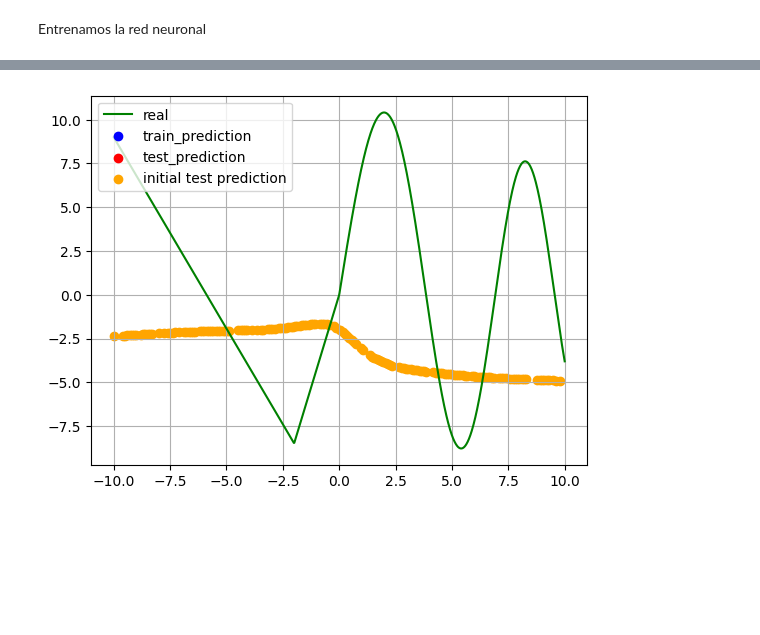
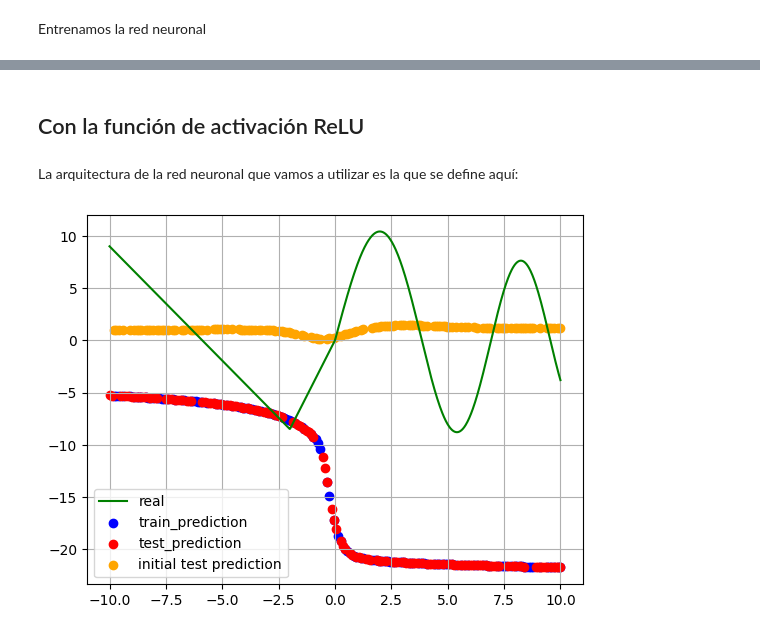
Before and after one commit to Apriea04/ComputacionNeuronalEvolutiva, a Jupyter notebook: Computación Evolutiva/Práctica 1/Parte 1.ipynb, the cells around one changed output, grey strips where cells are left out. Cells and saved outputs as stored; diff of their text form; code cells hidden in the pictures; blank space fills up the shorter version.

```diff
--- a/Computación Evolutiva/Práctica 1/Parte 1.ipynb
+++ b/Computación Evolutiva/Práctica 1/Parte 1.ipynb
@@ -60,6 +60,6 @@ def derivada_tanh(x):
     return -(np.tanh(x) ** 2) + 1
 
 def derivada_relu(x):
-    return np.where(x == 0, 0, 1)
+    return np.where(x < 0, 0, 1)
 # %% [output]
 [figure]
@@ -69,11 +73,11 @@ La arquitectura de la red neuronal que vamos a utilizar es la que se define aqu
 # Definición de la arquitectura de la red neuronal:
 # Estos son los mejores resultados que hemos obtenido para la funcion sigmoidal
 tam_salida = 1
-train_percent = 0.8
+train_percent = 0.7
 cantidad_puntos = 200
 neuronas_ocultas = 50
-cte_aprendizaje = 0.001
-iteraciones = 800000
+cte_aprendizaje = 0.0001
+iteraciones = 700000
 # %% [markdown]
 Creamos el conjunto de datos que luego usaremos para el entrenamiento
 # %%
@@ -205,23 +209,35 @@ plt.show()
+# %% [markdown]
+## Con la función de activación ReLU
+# %% [markdown]
+La arquitectura de la red neuronal que vamos a utilizar es la que se define aquí:
+# %%
+# Definición de la arquitectura de la red neuronal:
+# Estos son los mejores resultados que hemos obtenido para la funcion relu
+tam_salida = 1
+neuronas_ocultas = 20
+cte_aprendizaje = 1e-3
+iteraciones = 60000
 # %%
 #Probamos con la relu
 
-mlp = MLP(100, cte_aprendizaje, tam_salida, relu, derivada_relu)
-ev_pesos, aprox_inicial = mlp.train(x_train, y_train, 8000, True)
+
+mlp = MLP(neuronas_ocultas, cte_aprendizaje, tam_salida, relu, derivada_relu)
+ev_pesos, aprox_inicial = mlp.train(x_train, y_train, iteraciones, True)
 
 # Probamos la red neuronal
 mlp.predict(x_test)
 
 # Representamos todo
 plt.plot(x, y, label="real", color="green")
 plt.scatter(x_train, mlp.predict(x_train), label="train_prediction", color="blue")
 plt.scatter(x_test, mlp.predict(x_test), label="test_prediction", color="red")
 plt.scatter(x_train, aprox_inicial, label="initial test prediction", color="orange")
 
 plt.legend()
 plt.grid()
 plt.show()
 # %% [output]
-[figure, old version]
+[figure, new version]
 # %%
 # Graficamos la evolución de los pesos con relu
 for i in range(neuronas_ocultas):
```
Also changed, not shown: parts of 7 cells of this notebook.
